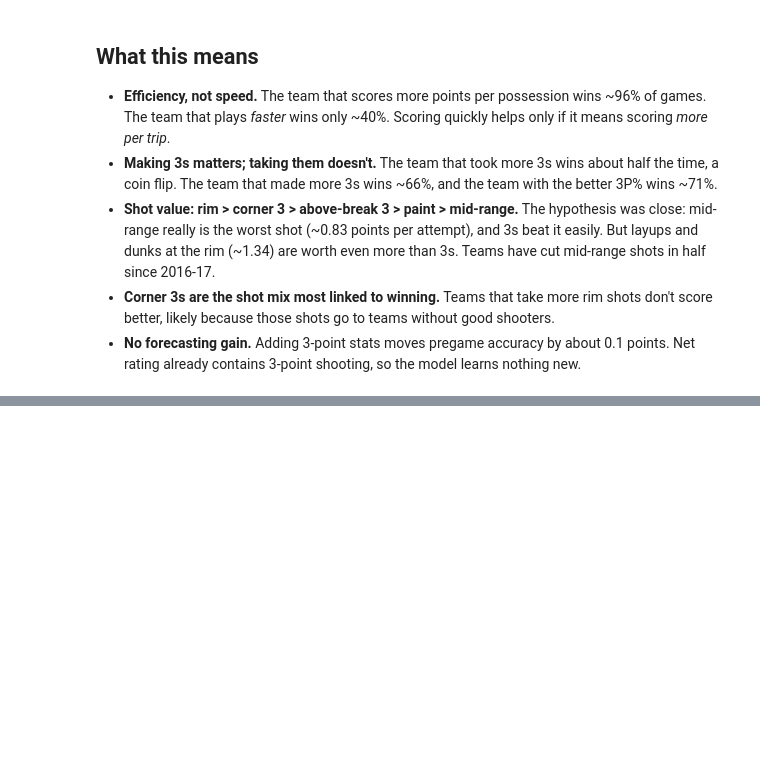
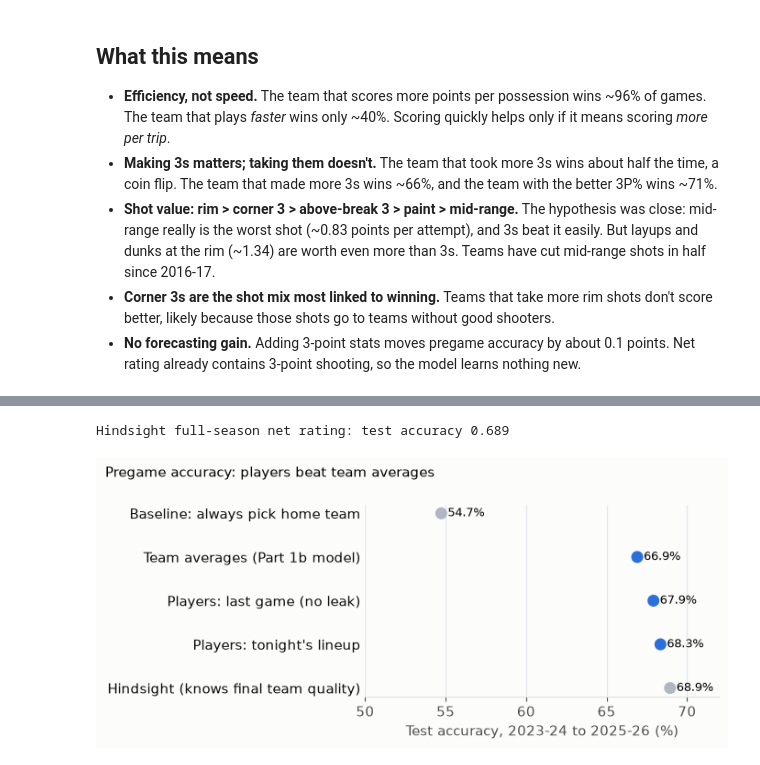
Before and after one commit to QYang5917/nba-win-predictors, a Jupyter notebook: notebooks/analysis.ipynb, the cells around one changed output, grey strips where cells are left out. Drawn from its saved outputs; the diff is of its cells as text; code cells hidden in the pictures; blank space fills up the shorter version.

Commit message:
Add player-based pregame model; remove unverified sportsbook claim
Co-Authored-By: Claude Opus 5.5 <noreply@anthropic.com>

```diff
--- a/notebooks/analysis.ipynb
+++ b/notebooks/analysis.ipynb
@@ -409,0 +450,34 @@ pd.Series({'Current pregame model': test_acc(PRE),
+# %%
+# How high could a team-level model go? Use HINDSIGHT: each team's full-season net rating,
+# which knows how good every team turned out to be (and even includes the game itself).
+g = pd.read_csv('../data/raw/team_game_logs.csv')
+g['POSS'] = g.FGA + 0.44 * g.FTA - g.OREB + g.TOV
+t = g.groupby(['TEAM_ABBREVIATION', 'SEASON'])[['PLUS_MINUS', 'POSS']].sum()
+season_net = 100 * t.PLUS_MINUS / t.POSS
+d['HINDSIGHT_DIFF'] = [season_net[(a, s)] - season_net[(b, s)] for a, b, s in zip(d.TEAM, d.OPP, d.SEASON)]
+dtr, dte = d[~d.SEASON.isin(TEST_SEASONS)], d[d.SEASON.isin(TEST_SEASONS)]
+hind = LogisticRegression().fit(dtr[['HINDSIGHT_DIFF']], dtr.WIN)
+print(f"Hindsight full-season net rating: test accuracy {hind.score(dte[['HINDSIGHT_DIFF']], dte.WIN):.3f}")
+# %% [output]
+Hindsight full-season net rating: test accuracy 0.689
+# %%
+acc = player_results['Test acc'].copy()
+acc['Hindsight (knows final team quality)'] = hind.score(dte[['HINDSIGHT_DIFF']], dte.WIN)
+acc = acc.drop("Team averages + tonight's lineup").iloc[::-1]
+fig, ax = plt.subplots(figsize=(7, 3.2))
+colors = ['#b0b7c3' if 'Hindsight' in k or 'Baseline' in k else '#2a6fdb' for k in acc.index]
+ax.grid(axis='x', color='#e5e7eb', linewidth=0.8)
+ax.set_axisbelow(True)
+ax.scatter(acc.values * 100, acc.index, color=colors, s=70, zorder=3)
+for y, v in enumerate(acc.values * 100):
+    ax.text(v + 0.4, y, f'{v:.1f}%', va='center', fontsize=9)
+ax.set_xlim(50, 72)
+ax.set_xlabel('Test accuracy, 2023-24 to 2025-26 (%)')
+ax.spines[['top', 'right', 'left']].set_visible(False)
+ax.tick_params(axis='y', length=0)
+fig.suptitle('Pregame accuracy: players beat team averages', x=0.02, ha='left', fontsize=11)
+fig.tight_layout()
+fig.savefig('../figures/pregame_accuracy.png', dpi=150, bbox_inches='tight')
+plt.show()
+# %% [output]
+[figure, added]
```
Also changed, not shown: parts of 4 cells of this notebook, 4 other files.
